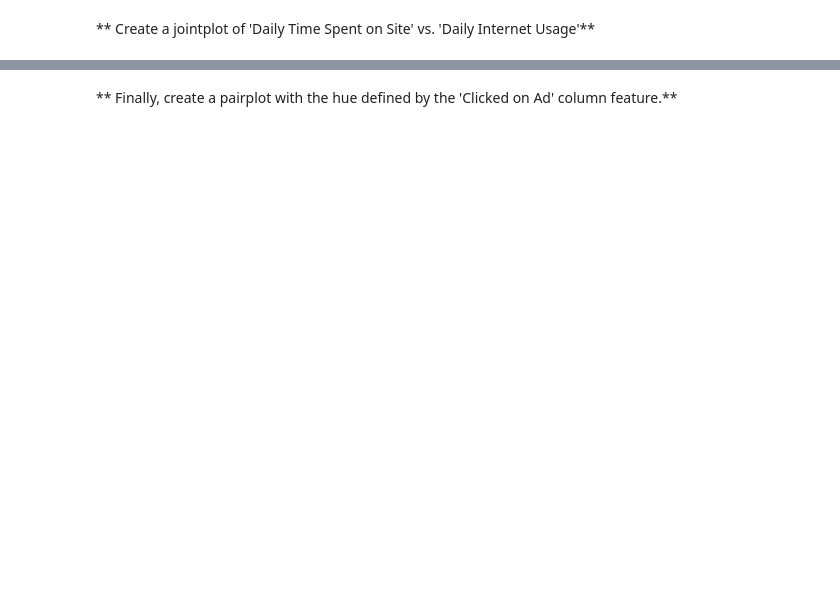
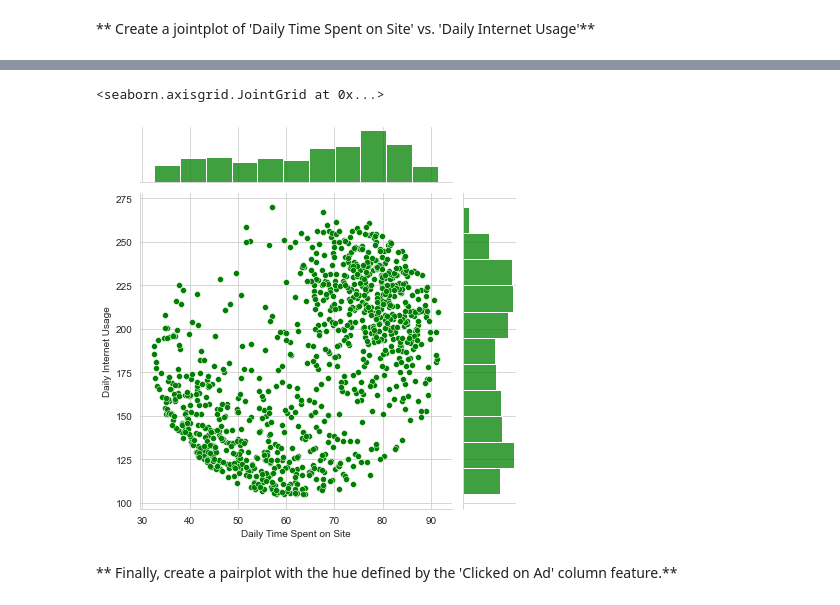
Before and after one commit to kakkar87/data_science_portfolio, a Jupyter notebook: Regression/Logistic Regression Project (Advertisement).ipynb, the cells around one changed output, grey strips where cells are left out. Saved outputs shown, nothing was run; the diff lists cells and outputs as text; code cells hidden in the pictures; blank space fills up the shorter version.

```diff
--- a/Regression/Logistic Regression Project (Advertisement).ipynb
+++ b/Regression/Logistic Regression Project (Advertisement).ipynb
@@ -104,2 +97,7 @@ Try recreating the plots shown below!
+# %%
+sns.jointplot(x=ad_data['Daily Time Spent on Site'], y=ad_data['Daily Internet Usage'], color='green')
+# %% [output]
+<seaborn.axisgrid.JointGrid at 0x...>
+[figure, added]
 # %% [markdown]
 ** Finally, create a pairplot with the hue defined by the 'Clicked on Ad' column feature.**
```
Also changed, not shown: parts of 30 cells of this notebook, 1 other file.
